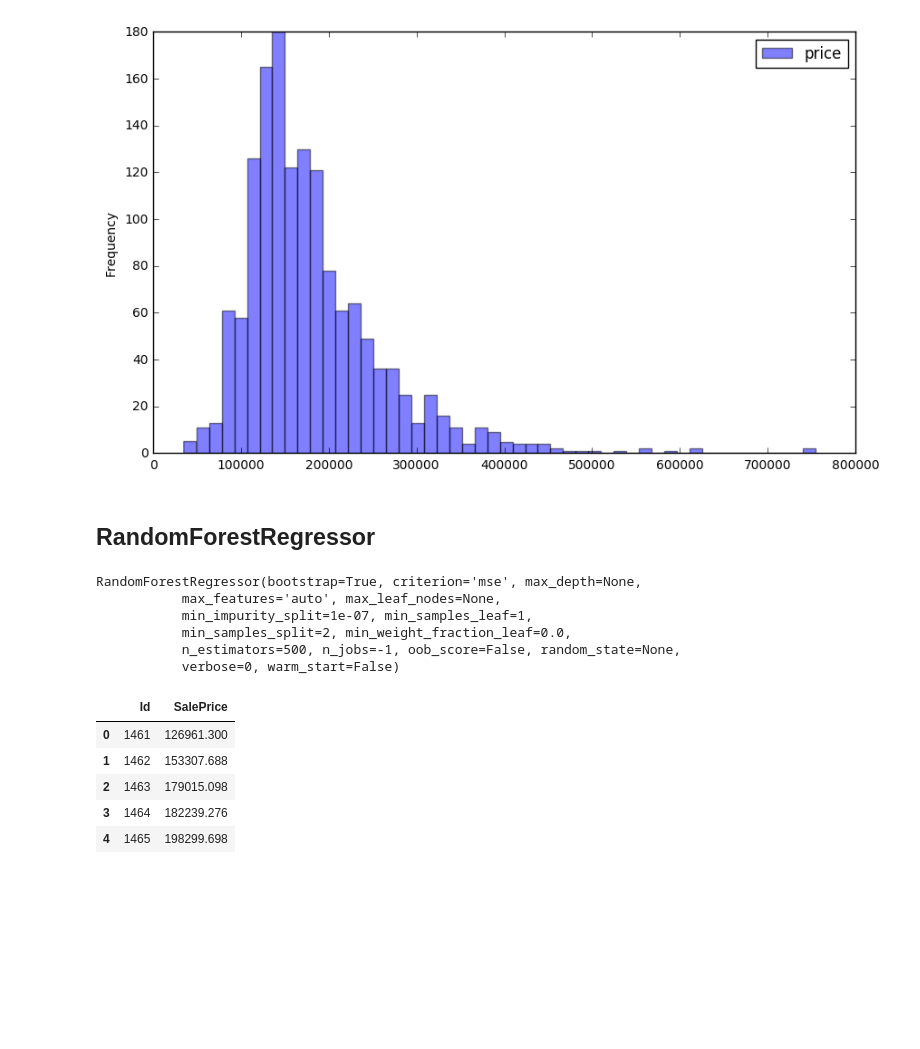
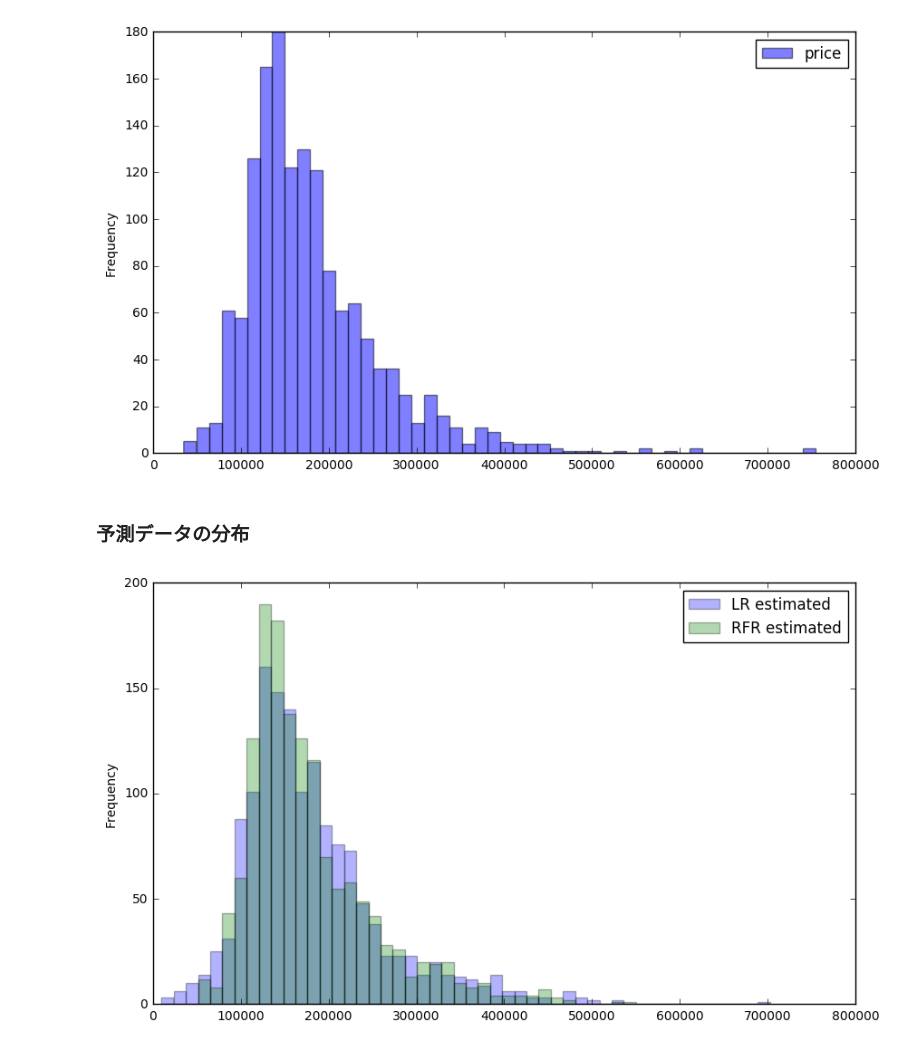
Before and after one commit to johshisha/house_prices, a Jupyter notebook: Sample_LinearRegression.ipynb, the cells around one changed output. Saved outputs shown, nothing was run; the diff lists cells and outputs as text; code cells hidden in the pictures; blank space fills up the shorter version.

Commit message:
show histgram of estimation estimated by LR and RFR

```diff
--- a/Sample_LinearRegression.ipynb
+++ b/Sample_LinearRegression.ipynb
@@ -69,7 +71,7 @@ lr.fit(train_data, train_target)
 # %%
-predicted = lr.predict(test_data)
-predicted = pd.DataFrame({"Id":test_data.Id, "SalePrice":predicted})
-predicted.head()
+lr_predicted = lr.predict(test_data)
+lr_predicted = pd.DataFrame({"Id":test_data.Id, "SalePrice":lr_predicted})
+lr_predicted.head()
 # %% [output]
 |  | Id | SalePrice |
 | 0 | 1461 | 113372.982054 |
@@ -83,0 +88,4 @@ predicted.to_csv("LR_solution.csv", index=False)   # write to csv
+# %%
+from sklearn.ensemble import RandomForestRegressor
+rfr = RandomForestRegressor(n_estimators=500, n_jobs=-1)
+rfr.fit(train_data, train_target)
@@ -83,0 +99,4 @@ predicted.to_csv("LR_solution.csv", index=False)   # write to csv
+# %%
+rfr_predicted = rfr.predict(test_data)
+rfr_predicted = pd.DataFrame({"Id":test_data.Id, "SalePrice":rfr_predicted})
+rfr_predicted.head()
@@ -91,26 +119,4 @@ ax= prices.plot(bins=50, alpha=0.5, figsize=(10,6), kind='hist')
 # %% [output]
 [figure]
 # %% [markdown]
-## RandomForestRegressor
+### 予測データの分布
-# %%
-from sklearn.ensemble import RandomForestRegressor
-clf = RandomForestRegressor(n_estimators=500, n_jobs=-1)
-clf.fit(train_data, train_target)
-# %% [output]
-RandomForestRegressor(bootstrap=True, criterion='mse', max_depth=None,
-           max_features='auto', max_leaf_nodes=None,
-           min_impurity_split=1e-07, min_samples_leaf=1,
-           min_samples_split=2, min_weight_fraction_leaf=0.0,
-           n_estimators=500, n_jobs=-1, oob_score=False, random_state=None,
-           verbose=0, warm_start=False)
-# %%
-predicted = clf.predict(test_data)
-predicted = pd.DataFrame({"Id":test_data.Id, "SalePrice":predicted})
-predicted.head()
-# %% [output]
-|  | Id | SalePrice |
-| 0 | 1461 | 126961.300 |
-| 1 | 1462 | 153307.688 |
-| 2 | 1463 | 179015.098 |
-| 3 | 1464 | 182239.276 |
-| 4 | 1465 | 198299.698 |
@@ -118,0 +123,5 @@ predicted.to_csv("RFR_solution.csv", index=False)   # write to csv
+# %%
+result = pd.DataFrame({"LR estimated":lr_predicted["SalePrice"], "RFR estimated":rfr_predicted["SalePrice"]})
+ax= result.plot(bins=50, alpha=0.3, figsize=(10,6), kind='hist')
+# %% [output]
+[figure, added]
```
Also changed, not shown: parts of 7 cells of this notebook.
